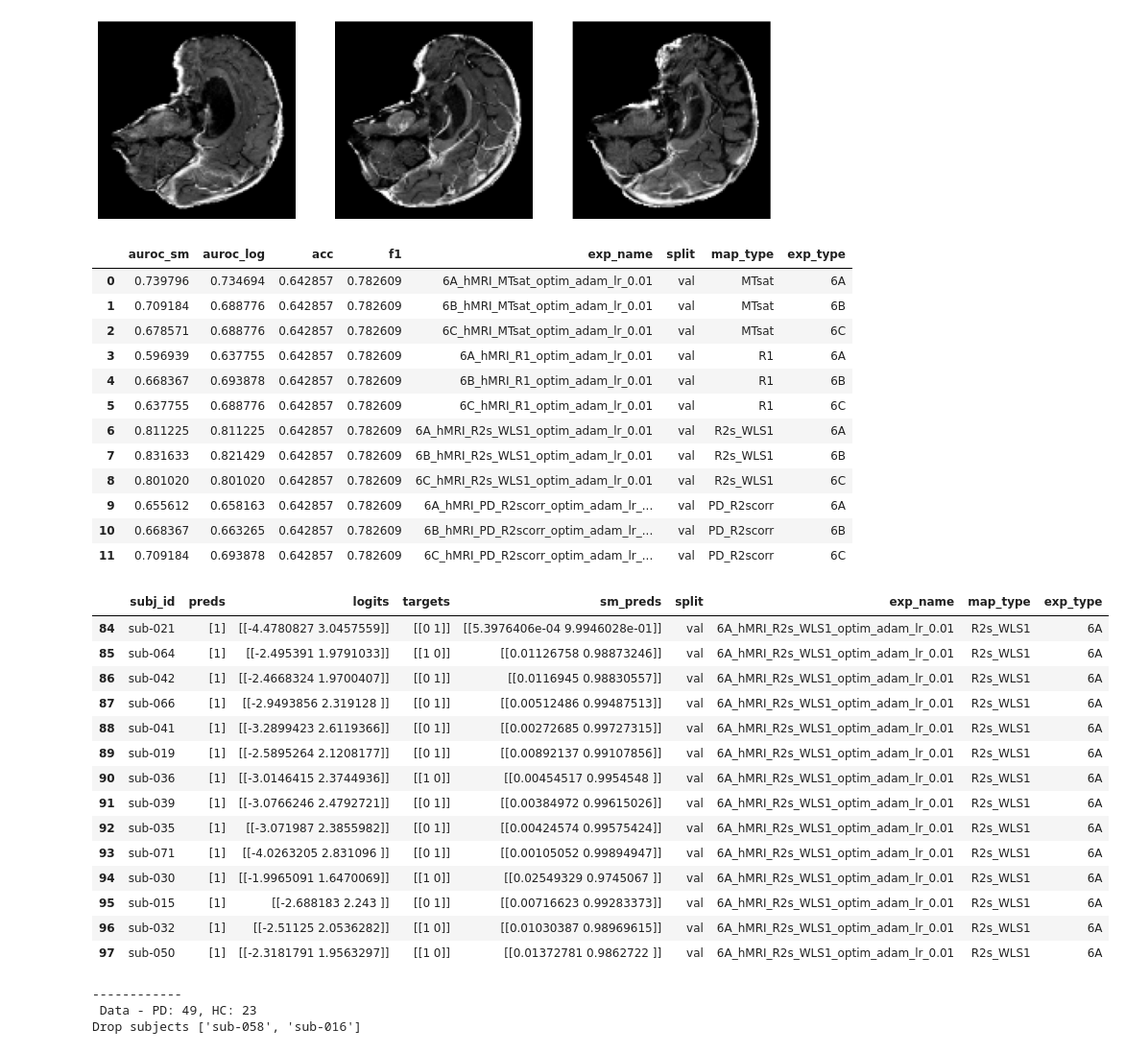
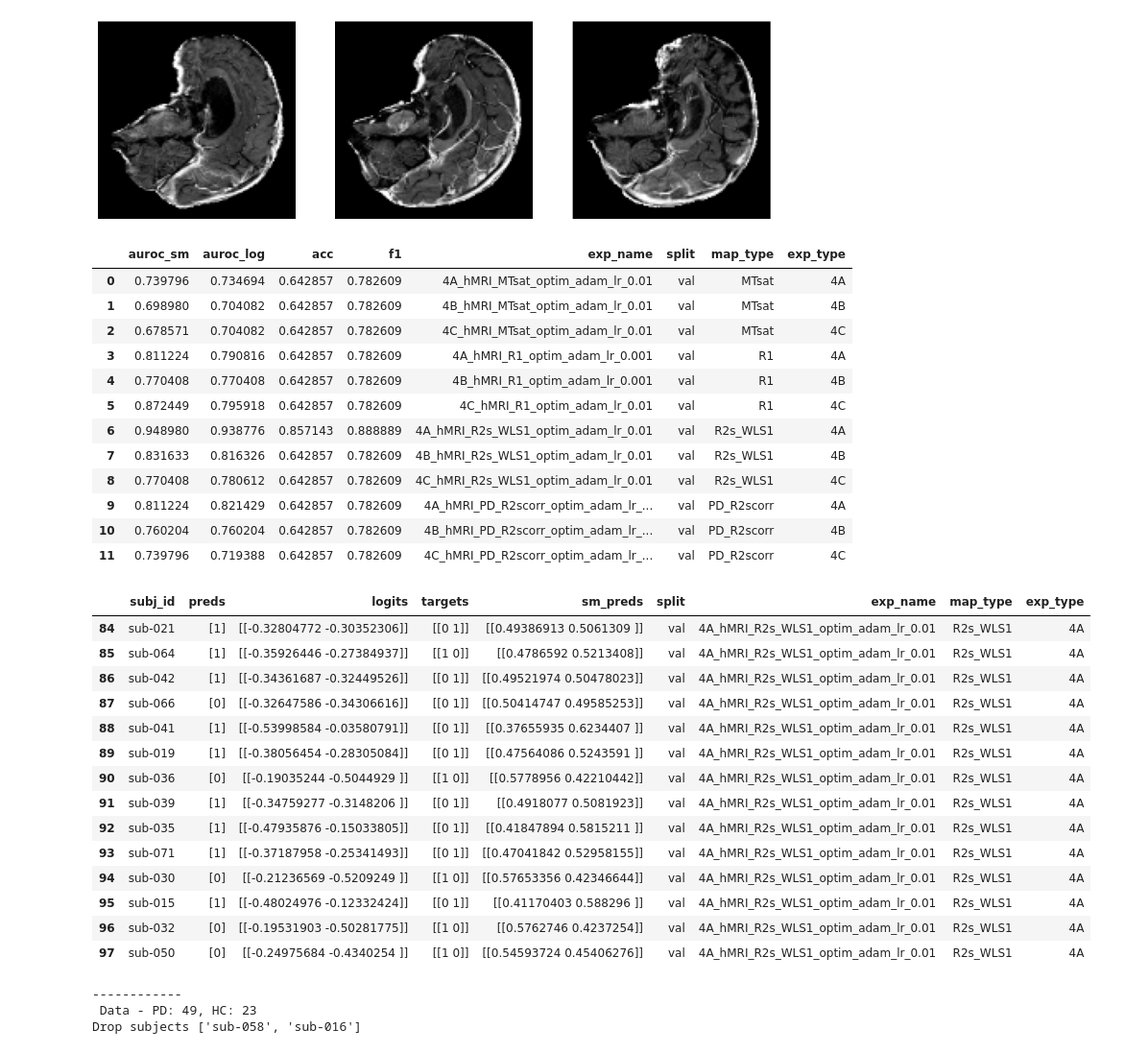
Before and after one commit to alexCortinaU/parkinson_classification, a Jupyter notebook: reading_data.ipynb, the cells around one changed output. Shown at 96% size. Drawn from its saved outputs; the diff is of its cells as text; code cells hidden in the pictures.

```diff
--- a/reading_data.ipynb
+++ b/reading_data.ipynb
@@ -412,43 +698,43 @@ plt.show()
 # %% [output]
 [figure]
 # %%
-inf_pd_path = Path('/mrhome/alejandrocu/Documents/parkinson_classification/new_p1_hmri_outs/classification_results/6_val_inference_results.csv')
-exps_results_pd_path = Path('/mrhome/alejandrocu/Documents/parkinson_classification/new_p1_hmri_outs/classification_results/6_val_exps_results.csv')
+inf_pd_path = Path('/mrhome/alejandrocu/Documents/parkinson_classification/new_p1_hmri_outs/classification_results/4_val_inference_results.csv')
+exps_results_pd_path = Path('/mrhome/alejandrocu/Documents/parkinson_classification/new_p1_hmri_outs/classification_results/4_val_exps_results.csv')
 exp3_inf_df = pd.read_csv(inf_pd_path, index_col=None)
 exp3_exp_df = pd.read_csv(exps_results_pd_path, index_col=None)
 exp3_exp_df
 # %% [output]
 |  | auroc_sm | auroc_log | acc | f1 | exp_name | split | map_type | exp_type |
-| 0 | 0.739796 | 0.734694 | 0.642857 | 0.782609 | 6A_hMRI_MTsat_optim_adam_lr_0.01 | val | MTsat | 6A |
-| 1 | 0.709184 | 0.688776 | 0.642857 | 0.782609 | 6B_hMRI_MTsat_optim_adam_lr_0.01 | val | MTsat | 6B |
-| 2 | 0.678571 | 0.688776 | 0.642857 | 0.782609 | 6C_hMRI_MTsat_optim_adam_lr_0.01 | val | MTsat | 6C |
-| 3 | 0.596939 | 0.637755 | 0.642857 | 0.782609 | 6A_hMRI_R1_optim_adam_lr_0.01 | val | R1 | 6A |
-| 4 | 0.668367 | 0.693878 | 0.642857 | 0.782609 | 6B_hMRI_R1_optim_adam_lr_0.01 | val | R1 | 6B |
-| 5 | 0.637755 | 0.688776 | 0.642857 | 0.782609 | 6C_hMRI_R1_optim_adam_lr_0.01 | val | R1 | 6C |
-| 6 | 0.811225 | 0.811225 | 0.642857 | 0.782609 | 6A_hMRI_R2s_WLS1_optim_adam_lr_0.01 | val | R2s_WLS1 | 6A |
-| 7 | 0.831633 | 0.821429 | 0.642857 | 0.782609 | 6B_hMRI_R2s_WLS1_optim_adam_lr_0.01 | val | R2s_WLS1 | 6B |
-| 8 | 0.801020 | 0.801020 | 0.642857 | 0.782609 | 6C_hMRI_R2s_WLS1_optim_adam_lr_0.01 | val | R2s_WLS1 | 6C |
-| 9 | 0.655612 | 0.658163 | 0.642857 | 0.782609 | 6A_hMRI_PD_R2scorr_optim_adam_lr_... | val | PD_R2scorr | 6A |
-| 10 | 0.668367 | 0.663265 | 0.642857 | 0.782609 | 6B_hMRI_PD_R2scorr_optim_adam_lr_... | val | PD_R2scorr | 6B |
-| 11 | 0.709184 | 0.693878 | 0.642857 | 0.782609 | 6C_hMRI_PD_R2scorr_optim_adam_lr_... | val | PD_R2scorr | 6C |
+| 0 | 0.739796 | 0.734694 | 0.642857 | 0.782609 | 4A_hMRI_MTsat_optim_adam_lr_0.01 | val | MTsat | 4A |
+| 1 | 0.698980 | 0.704082 | 0.642857 | 0.782609 | 4B_hMRI_MTsat_optim_adam_lr_0.01 | val | MTsat | 4B |
+| 2 | 0.678571 | 0.704082 | 0.642857 | 0.782609 | 4C_hMRI_MTsat_optim_adam_lr_0.01 | val | MTsat | 4C |
+| 3 | 0.811224 | 0.790816 | 0.642857 | 0.782609 | 4A_hMRI_R1_optim_adam_lr_0.001 | val | R1 | 4A |
+| 4 | 0.770408 | 0.770408 | 0.642857 | 0.782609 | 4B_hMRI_R1_optim_adam_lr_0.001 | val | R1 | 4B |
+| 5 | 0.872449 | 0.795918 | 0.642857 | 0.782609 | 4C_hMRI_R1_optim_adam_lr_0.01 | val | R1 | 4C |
+| 6 | 0.948980 | 0.938776 | 0.857143 | 0.888889 | 4A_hMRI_R2s_WLS1_optim_adam_lr_0.01 | val | R2s_WLS1 | 4A |
+| 7 | 0.831633 | 0.816326 | 0.642857 | 0.782609 | 4B_hMRI_R2s_WLS1_optim_adam_lr_0.01 | val | R2s_WLS1 | 4B |
+| 8 | 0.770408 | 0.780612 | 0.642857 | 0.782609 | 4C_hMRI_R2s_WLS1_optim_adam_lr_0.01 | val | R2s_WLS1 | 4C |
+| 9 | 0.811224 | 0.821429 | 0.642857 | 0.782609 | 4A_hMRI_PD_R2scorr_optim_adam_lr_... | val | PD_R2scorr | 4A |
+| 10 | 0.760204 | 0.760204 | 0.642857 | 0.782609 | 4B_hMRI_PD_R2scorr_optim_adam_lr_... | val | PD_R2scorr | 4B |
+| 11 | 0.739796 | 0.719388 | 0.642857 | 0.782609 | 4C_hMRI_PD_R2scorr_optim_adam_lr_... | val | PD_R2scorr | 4C |
 # %%
-exp3_inf_df.loc[(exp3_inf_df.map_type == 'R2s_WLS1') & (exp3_inf_df.exp_type == '6A'), :]
+exp3_inf_df.loc[(exp3_inf_df.map_type == 'R2s_WLS1') & (exp3_inf_df.exp_type == '4A'), :]
 # %% [output]
 |  | subj_id | preds | logits | targets | sm_preds | split | exp_name | map_type | exp_type |
-| 84 | sub-021 | [1] | [[-4.4780827 3.0457559]] | [[0 1]] | [[5.3976406e-04 9.9946028e-01]] | val | 6A_hMRI_R2s_WLS1_optim_adam_lr_0.01 | R2s_WLS1 | 6A |
-| 85 | sub-064 | [1] | [[-2.495391 1.9791033]] | [[1 0]] | [[0.01126758 0.98873246]] | val | 6A_hMRI_R2s_WLS1_optim_adam_lr_0.01 | R2s_WLS1 | 6A |
-| 86 | sub-042 | [1] | [[-2.4668324 1.9700407]] | [[0 1]] | [[0.0116945 0.98830557]] | val | 6A_hMRI_R2s_WLS1_optim_adam_lr_0.01 | R2s_WLS1 | 6A |
-| 87 | sub-066 | [1] | [[-2.9493856 2.319128 ]] | [[0 1]] | [[0.00512486 0.99487513]] | val | 6A_hMRI_R2s_WLS1_optim_adam_lr_0.01 | R2s_WLS1 | 6A |
-| 88 | sub-041 | [1] | [[-3.2899423 2.6119366]] | [[0 1]] | [[0.00272685 0.99727315]] | val | 6A_hMRI_R2s_WLS1_optim_adam_lr_0.01 | R2s_WLS1 | 6A |
-| 89 | sub-019 | [1] | [[-2.5895264 2.1208177]] | [[0 1]] | [[0.00892137 0.99107856]] | val | 6A_hMRI_R2s_WLS1_optim_adam_lr_0.01 | R2s_WLS1 | 6A |
-| 90 | sub-036 | [1] | [[-3.0146415 2.3744936]] | [[1 0]] | [[0.00454517 0.9954548 ]] | val | 6A_hMRI_R2s_WLS1_optim_adam_lr_0.01 | R2s_WLS1 | 6A |
-| 91 | sub-039 | [1] | [[-3.0766246 2.4792721]] | [[0 1]] | [[0.00384972 0.99615026]] | val | 6A_hMRI_R2s_WLS1_optim_adam_lr_0.01 | R2s_WLS1 | 6A |
-| 92 | sub-035 | [1] | [[-3.071987 2.3855982]] | [[0 1]] | [[0.00424574 0.99575424]] | val | 6A_hMRI_R2s_WLS1_optim_adam_lr_0.01 | R2s_WLS1 | 6A |
-| 93 | sub-071 | [1] | [[-4.0263205 2.831096 ]] | [[0 1]] | [[0.00105052 0.99894947]] | val | 6A_hMRI_R2s_WLS1_optim_adam_lr_0.01 | R2s_WLS1 | 6A |
-| 94 | sub-030 | [1] | [[-1.9965091 1.6470069]] | [[1 0]] | [[0.02549329 0.9745067 ]] | val | 6A_hMRI_R2s_WLS1_optim_adam_lr_0.01 | R2s_WLS1 | 6A |
-| 95 | sub-015 | [1] | [[-2.688183 2.243 ]] | [[0 1]] | [[0.00716623 0.99283373]] | val | 6A_hMRI_R2s_WLS1_optim_adam_lr_0.01 | R2s_WLS1 | 6A |
-| 96 | sub-032 | [1] | [[-2.51125 2.0536282]] | [[1 0]] | [[0.01030387 0.98969615]] | val | 6A_hMRI_R2s_WLS1_optim_adam_lr_0.01 | R2s_WLS1 | 6A |
-| 97 | sub-050 | [1] | [[-2.3181791 1.9563297]] | [[1 0]] | [[0.01372781 0.9862722 ]] | val | 6A_hMRI_R2s_WLS1_optim_adam_lr_0.01 | R2s_WLS1 | 6A |
+| 84 | sub-021 | [1] | [[-0.32804772 -0.30352306]] | [[0 1]] | [[0.49386913 0.5061309 ]] | val | 4A_hMRI_R2s_WLS1_optim_adam_lr_0.01 | R2s_WLS1 | 4A |
+| 85 | sub-064 | [1] | [[-0.35926446 -0.27384937]] | [[1 0]] | [[0.4786592 0.5213408]] | val | 4A_hMRI_R2s_WLS1_optim_adam_lr_0.01 | R2s_WLS1 | 4A |
+| 86 | sub-042 | [1] | [[-0.34361687 -0.32449526]] | [[0 1]] | [[0.49521974 0.50478023]] | val | 4A_hMRI_R2s_WLS1_optim_adam_lr_0.01 | R2s_WLS1 | 4A |
+| 87 | sub-066 | [0] | [[-0.32647586 -0.34306616]] | [[0 1]] | [[0.50414747 0.49585253]] | val | 4A_hMRI_R2s_WLS1_optim_adam_lr_0.01 | R2s_WLS1 | 4A |
+| 88 | sub-041 | [1] | [[-0.53998584 -0.03580791]] | [[0 1]] | [[0.37655935 0.6234407 ]] | val | 4A_hMRI_R2s_WLS1_optim_adam_lr_0.01 | R2s_WLS1 | 4A |
+| 89 | sub-019 | [1] | [[-0.38056454 -0.28305084]] | [[0 1]] | [[0.47564086 0.5243591 ]] | val | 4A_hMRI_R2s_WLS1_optim_adam_lr_0.01 | R2s_WLS1 | 4A |
+| 90 | sub-036 | [0] | [[-0.19035244 -0.5044929 ]] | [[1 0]] | [[0.5778956 0.42210442]] | val | 4A_hMRI_R2s_WLS1_optim_adam_lr_0.01 | R2s_WLS1 | 4A |
+| 91 | sub-039 | [1] | [[-0.34759277 -0.3148206 ]] | [[0 1]] | [[0.4918077 0.5081923]] | val | 4A_hMRI_R2s_WLS1_optim_adam_lr_0.01 | R2s_WLS1 | 4A |
+| 92 | sub-035 | [1] | [[-0.47935876 -0.15033805]] | [[0 1]] | [[0.41847894 0.5815211 ]] | val | 4A_hMRI_R2s_WLS1_optim_adam_lr_0.01 | R2s_WLS1 | 4A |
+| 93 | sub-071 | [1] | [[-0.37187958 -0.25341493]] | [[0 1]] | [[0.47041842 0.52958155]] | val | 4A_hMRI_R2s_WLS1_optim_adam_lr_0.01 | R2s_WLS1 | 4A |
+| 94 | sub-030 | [0] | [[-0.21236569 -0.5209249 ]] | [[1 0]] | [[0.57653356 0.42346644]] | val | 4A_hMRI_R2s_WLS1_optim_adam_lr_0.01 | R2s_WLS1 | 4A |
+| 95 | sub-015 | [1] | [[-0.48024976 -0.12332424]] | [[0 1]] | [[0.41170403 0.588296 ]] | val | 4A_hMRI_R2s_WLS1_optim_adam_lr_0.01 | R2s_WLS1 | 4A |
+| 96 | sub-032 | [0] | [[-0.19531903 -0.50281775]] | [[1 0]] | [[0.5762746 0.4237254]] | val | 4A_hMRI_R2s_WLS1_optim_adam_lr_0.01 | R2s_WLS1 | 4A |
+| 97 | sub-050 | [0] | [[-0.24975684 -0.4340254 ]] | [[1 0]] | [[0.54593724 0.45406276]] | val | 4A_hMRI_R2s_WLS1_optim_adam_lr_0.01 | R2s_WLS1 | 4A |
 # %%
 with open('config/config.yaml', 'r') as f:
     cfg = list(yaml.load_all(f, yaml.SafeLoader))[0]
```
Also changed, not shown: parts of 23 cells of this notebook, 7 other files.
